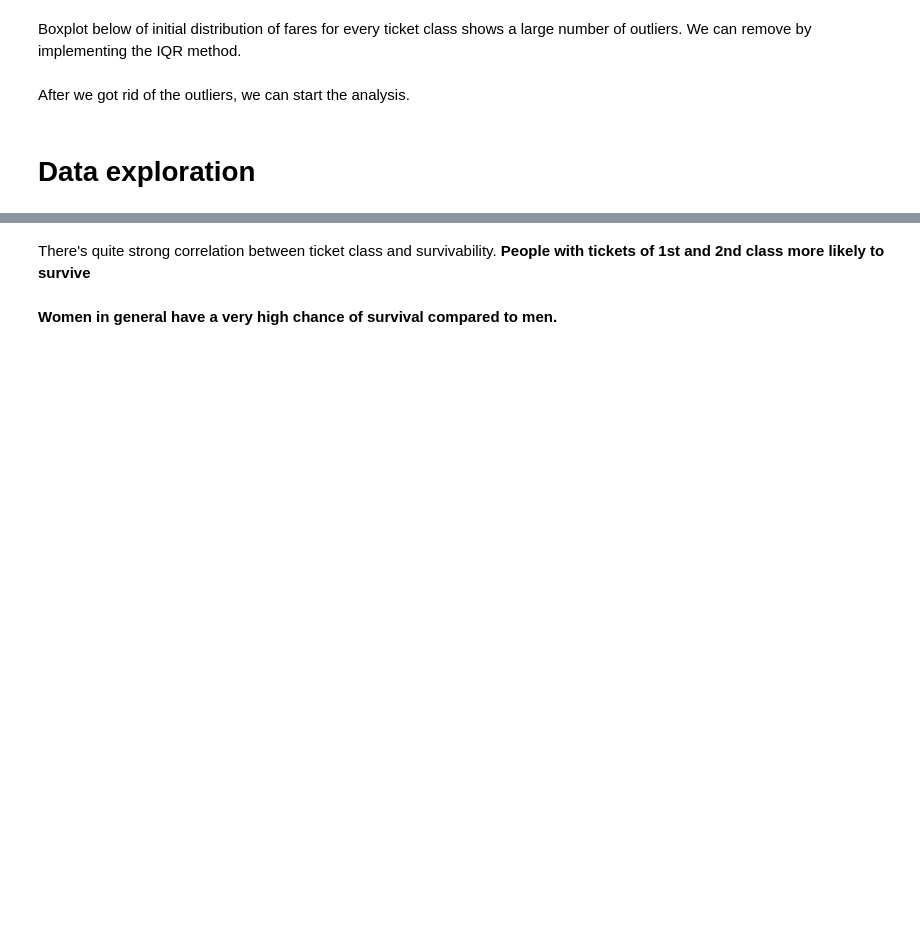
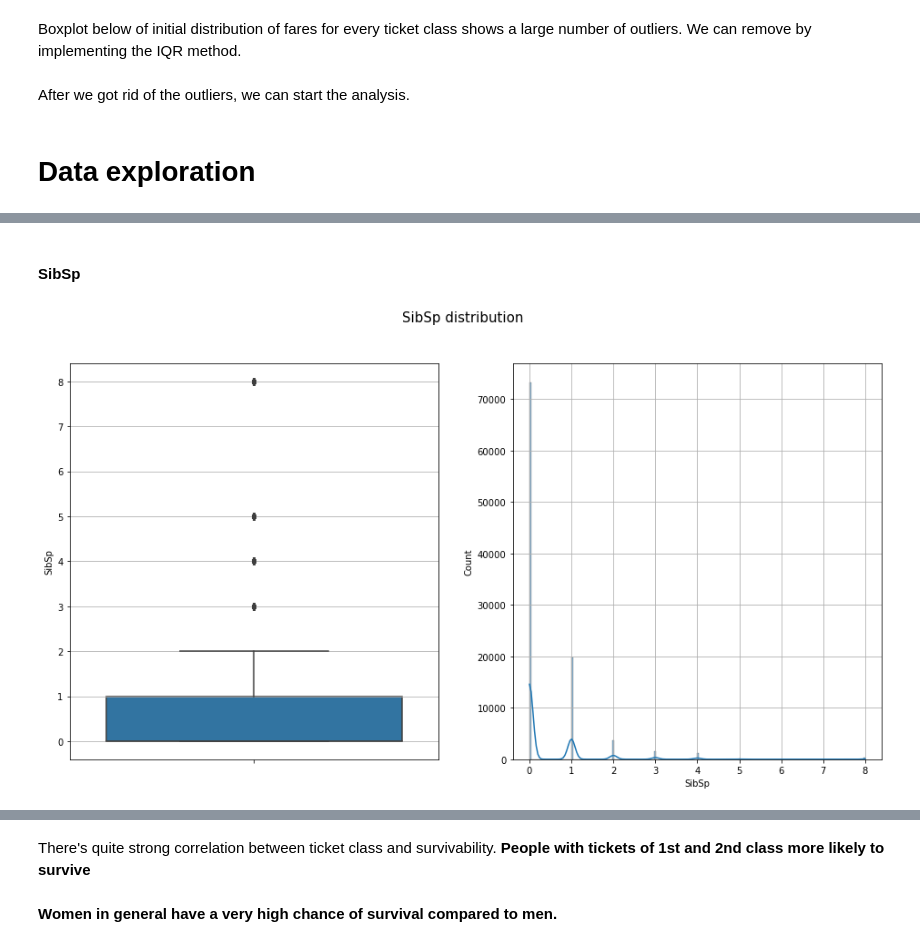
Before and after one commit to MeSugar/synth_competition, a Jupyter notebook: synthanic_competition.ipynb, the cells around one changed output, grey strips where cells are left out. Cells and saved outputs as stored; diff of their text form; code cells hidden in the pictures; blank space fills up the shorter version.

```diff
--- a/synthanic_competition.ipynb
+++ b/synthanic_competition.ipynb
@@ -201,0 +253,6 @@ tidy.head()
+# %% [markdown]
+#### SibSp
+# %%
+plot_numeric_variable(data.SibSp, 'SibSp distribution')
+# %% [output]
+[figure, added]
```
Also changed, not shown: parts of 100 cells of this notebook.
